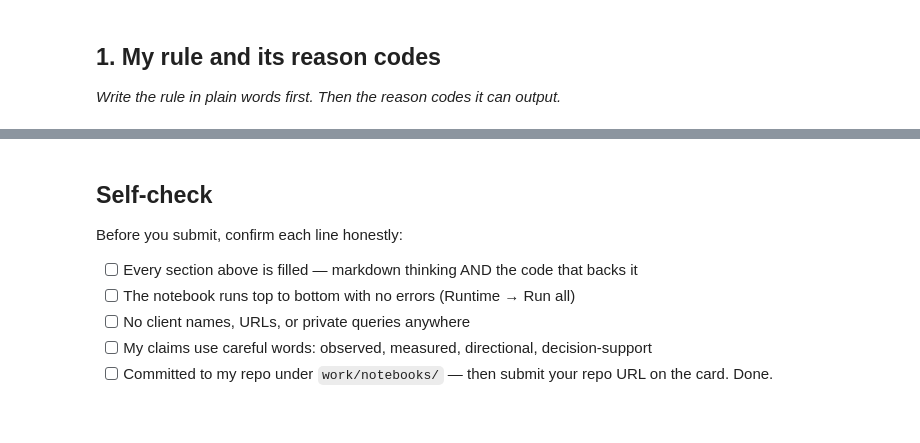
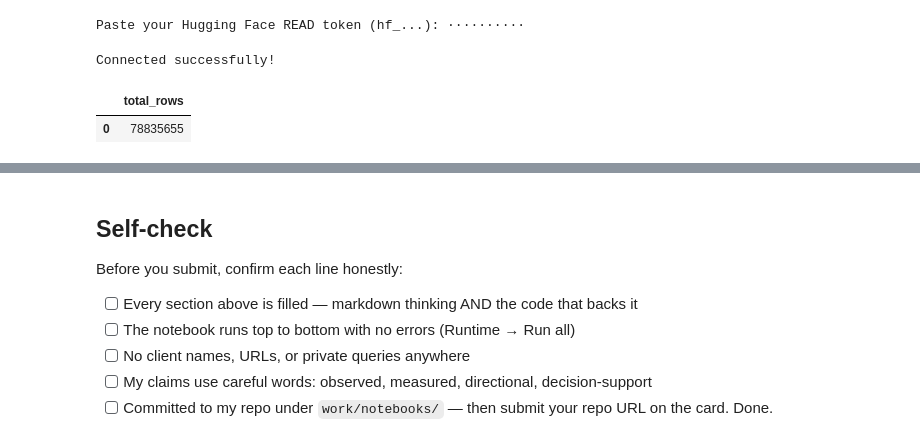
Before and after one commit to mirabdulbaqi/flyrank-ml-internship, a Jupyter notebook: work/notebooks/w04_baseline_score.ipynb, the cells around one changed output, grey strips where cells are left out. Drawn from its saved outputs; the diff is of its cells as text; code cells hidden in the pictures.

```diff
--- a/work/notebooks/w04_baseline_score.ipynb
+++ b/work/notebooks/w04_baseline_score.ipynb
@@ -6,7 +6,3 @@
 This skeleton is yours to fill. Work the sections **in order** — each one has a one-line hint. Simple words, honest numbers.
 
 > Working with an AI assistant? Tell it to read `skills/README.md` first and load the one skill this assignment names on its card.
-# %% [markdown]
-## 1. My rule and its reason codes
-
-*Write the rule in plain words first. Then the reason codes it can output.*
@@ -12,0 +11,46 @@ This skeleton is yours to fill. Work the sections **in order** — each one has
+# %%
+import os
+import getpass
+
+HF_TOKEN = os.environ.get("HF_TOKEN")
+
+if not HF_TOKEN:
+    try:
+        from google.colab import userdata
+        HF_TOKEN = userdata.get("HF_TOKEN")
+    except Exception:
+        pass
+
+HF_TOKEN = HF_TOKEN or getpass.getpass("Paste your Hugging Face READ token (hf_...): ")
+# %% [output]
+Paste your Hugging Face READ token (hf_...): ··········
+# %%
+import duckdb
+
+con = duckdb.connect()
+
+con.execute(
+    f"CREATE OR REPLACE SECRET hf (TYPE huggingface, TOKEN '{HF_TOKEN}')"
+)
+
+REL = "hf://datasets/FlyRank/internship-warehouse"
+
+TABLES = {
+    "dim_clients": f"read_parquet('{REL}/dim_clients.parquet')",
+    "dim_content": f"read_parquet('{REL}/dim_content.parquet')",
+    "fact_daily": f"read_parquet('{REL}/fact_content_daily_performance/**/*.parquet')",
+    "fact_daily_sample": f"read_parquet('{REL}/fact_content_daily_performance_sample.parquet')",
+    "fact_query_90d": f"read_parquet('{REL}/fact_content_query_90d.parquet')",
+}
+
+print("Connected successfully!")
+# %% [output]
+Connected successfully!
+# %%
+con.sql(f"""
+SELECT COUNT(*) AS total_rows
+FROM {TABLES['fact_daily']}
+""").df()
+# %% [output]
+|  | total_rows |
+| 0 | 78835655 |
```
Also changed, not shown: parts of 13 cells of this notebook.
